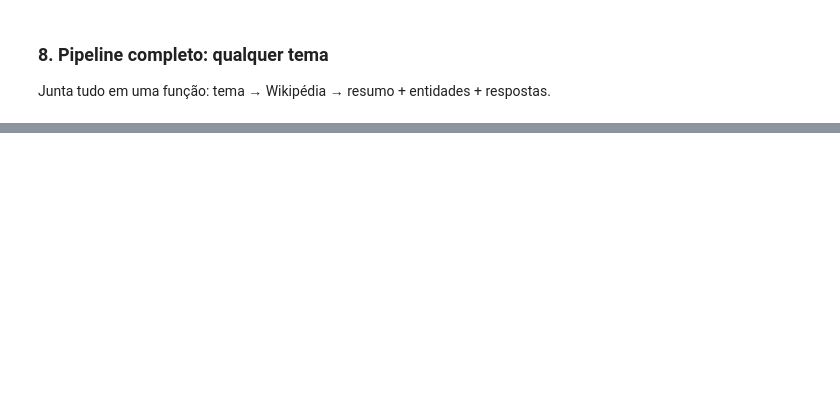
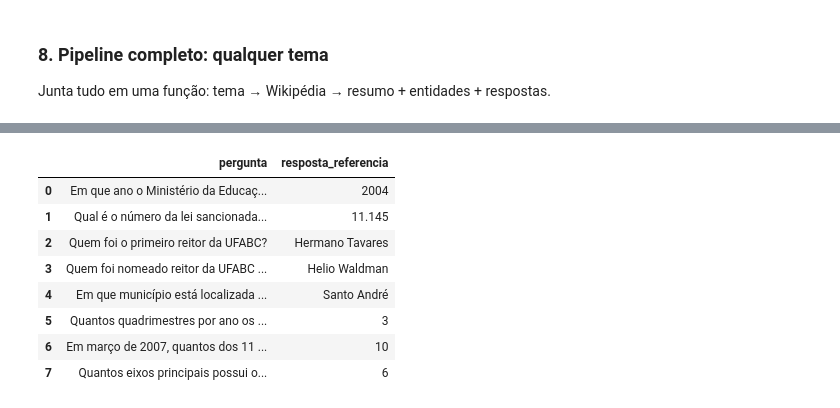
Before and after one commit to iantoniolo/pln-projeto-pratico, a Jupyter notebook: PLN_Projeto_Wikipedia_Claude.ipynb, the cells around one changed output, grey strips where cells are left out. Saved outputs shown, nothing was run; the diff lists cells and outputs as text; code cells hidden in the pictures; blank space fills up the shorter version.

```diff
--- a/PLN_Projeto_Wikipedia_Claude.ipynb
+++ b/PLN_Projeto_Wikipedia_Claude.ipynb
@@ -417,0 +557,37 @@ R: Durante a Segunda Guerra Mundial, Turing trabalhou em Bletchley Park, centro
+# %%
+class ParPerguntaResposta(BaseModel):
+    pergunta: str = Field(description="Pergunta objetiva que pode ser respondida apenas com o artigo")
+    resposta_referencia: str = Field(description="Resposta correta e curta, retirada do artigo")
+
+
+class ConjuntoSintetico(BaseModel):
+    itens: List[ParPerguntaResposta] = Field(description="Pares de pergunta e resposta sobre o artigo")
+
+
+prompt_sintetico = ChatPromptTemplate.from_messages([
+    ("system",
+     "Você cria conjuntos de avaliação para sistemas de perguntas e respostas. "
+     "Cada pergunta deve ter uma única resposta correta, presente de forma explícita no artigo."),
+    ("human",
+     "Crie {n} pares de pergunta e resposta sobre o artigo abaixo. Varie os tipos: datas, pessoas, lugares, números e fatos.\n\n"
+     "Artigo:\n{artigo}"),
+])
+
+chain_sintetico = prompt_sintetico | llm.with_structured_output(ConjuntoSintetico)
+
+N_PERGUNTAS = 8
+dados_sinteticos = chain_sintetico.invoke({"n": N_PERGUNTAS, "artigo": artigo}).itens[:N_PERGUNTAS]
+
+pd.set_option("display.max_colwidth", 200)
+df_sintetico = pd.DataFrame([d.model_dump() for d in dados_sinteticos])
+df_sintetico
+# %% [output]
+|  | pergunta | resposta_referencia |
+| 0 | Em que ano o Ministério da Educaç... | 2004 |
+| 1 | Qual é o número da lei sancionada... | 11.145 |
+| 2 | Quem foi o primeiro reitor da UFABC? | Hermano Tavares |
+| 3 | Quem foi nomeado reitor da UFABC ... | Helio Waldman |
+| 4 | Em que município está localizada ... | Santo André |
+| 5 | Quantos quadrimestres por ano os ... | 3 |
+| 6 | Em março de 2007, quantos dos 11 ... | 10 |
+| 7 | Quantos eixos principais possui o... | 6 |
```
Also changed, not shown: parts of 16 cells of this notebook.
